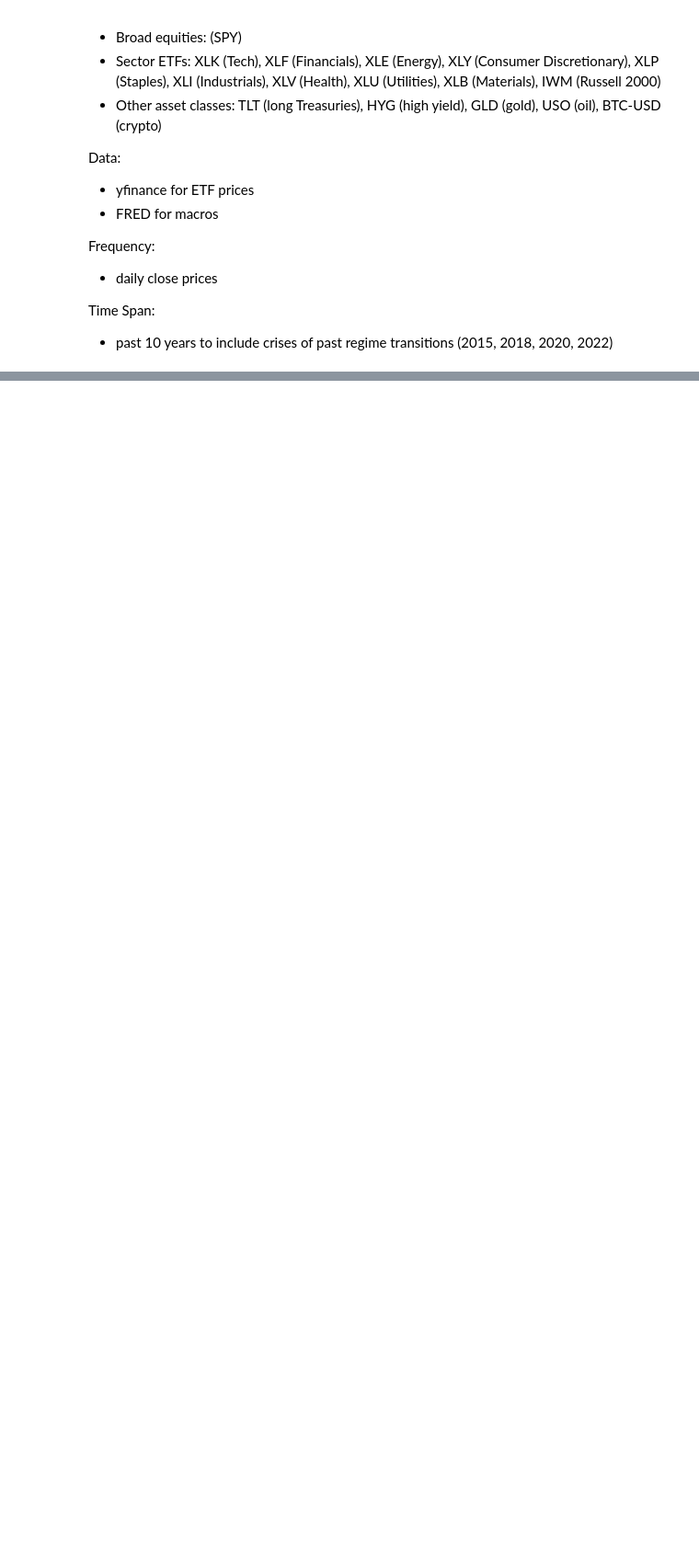
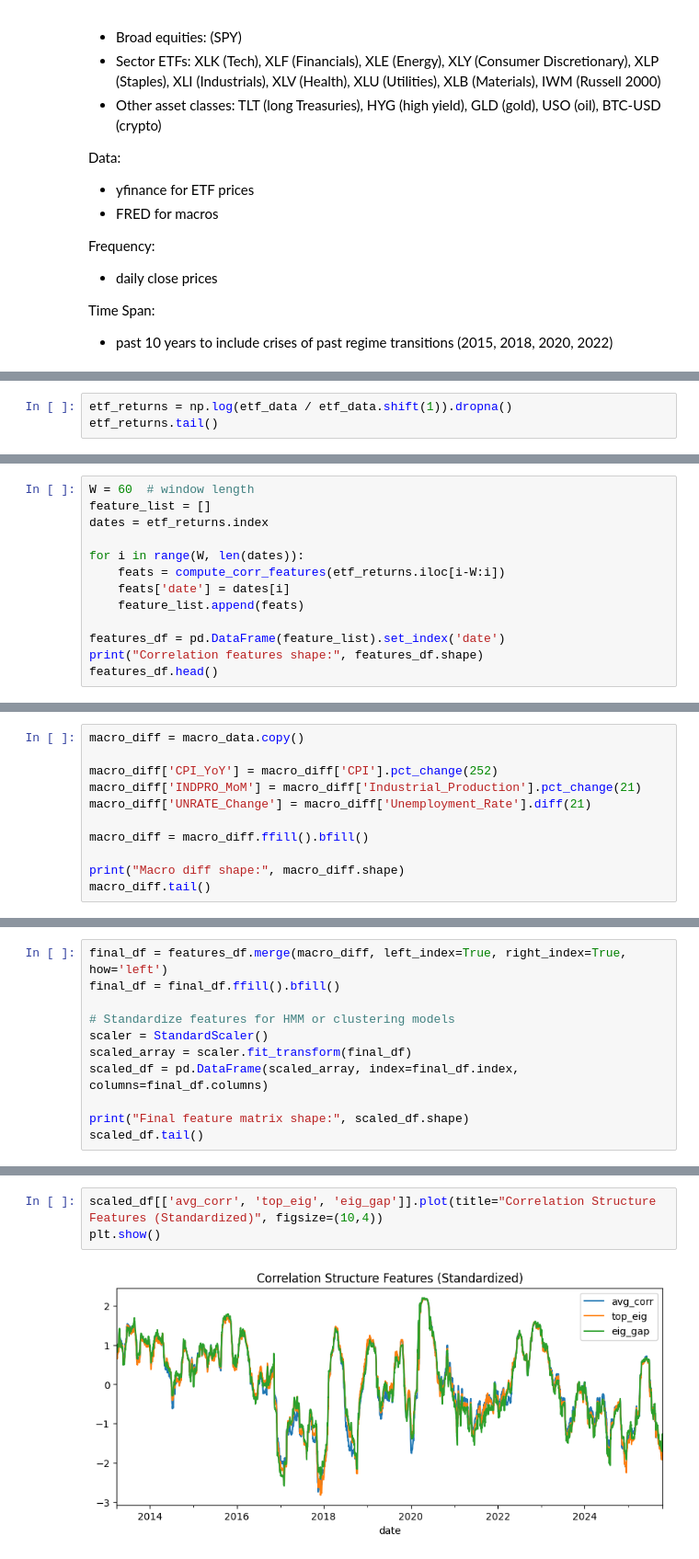
Before and after one commit to SachiGoel27/RegimeDector, a Jupyter notebook: RegimeDector.ipynb, the cells around one changed output, grey strips where cells are left out. Shown at 92% size. Saved outputs shown, nothing was run; the diff lists cells and outputs as text; blank space fills up the shorter version.

```diff
--- a/RegimeDector.ipynb
+++ b/RegimeDector.ipynb
@@ -51,0 +80,3 @@ etf_returns = etf_data.pct_change().dropna()
+# %%
+etf_returns = np.log(etf_data / etf_data.shift(1)).dropna()
+etf_returns.tail()
@@ -76,0 +181,13 @@ merged_df.tail()
+# %%
+W = 60  # window length
+feature_list = []
+dates = etf_returns.index
+
+for i in range(W, len(dates)):
+    feats = compute_corr_features(etf_returns.iloc[i-W:i])
+    feats['date'] = dates[i]
+    feature_list.append(feats)
+
+features_df = pd.DataFrame(feature_list).set_index('date')
+print("Correlation features shape:", features_df.shape)
+features_df.head()
@@ -76,0 +206,11 @@ merged_df.tail()
+# %%
+macro_diff = macro_data.copy()
+
+macro_diff['CPI_YoY'] = macro_diff['CPI'].pct_change(252)
+macro_diff['INDPRO_MoM'] = macro_diff['Industrial_Production'].pct_change(21)
+macro_diff['UNRATE_Change'] = macro_diff['Unemployment_Rate'].diff(21)
+
+macro_diff = macro_diff.ffill().bfill()
+
+print("Macro diff shape:", macro_diff.shape)
+macro_diff.tail()
@@ -76,0 +227,11 @@ merged_df.tail()
+# %%
+final_df = features_df.merge(macro_diff, left_index=True, right_index=True, how='left')
+final_df = final_df.ffill().bfill()
+
+# Standardize features for HMM or clustering models
+scaler = StandardScaler()
+scaled_array = scaler.fit_transform(final_df)
+scaled_df = pd.DataFrame(scaled_array, index=final_df.index, columns=final_df.columns)
+
+print("Final feature matrix shape:", scaled_df.shape)
+scaled_df.tail()
@@ -76,0 +247,5 @@ merged_df.tail()
+# %%
+scaled_df[['avg_corr', 'top_eig', 'eig_gap']].plot(title="Correlation Structure Features (Standardized)", figsize=(10,4))
+plt.show()
+# %% [output]
+[figure, added]
```
Also changed, not shown: parts of 18 cells of this notebook, 1 other file.
